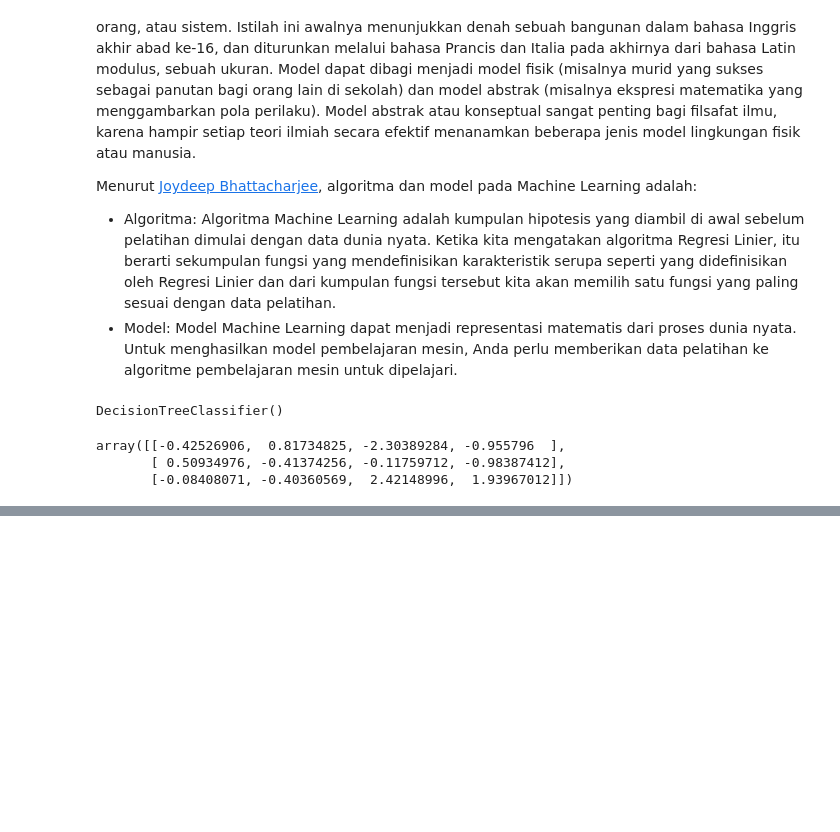
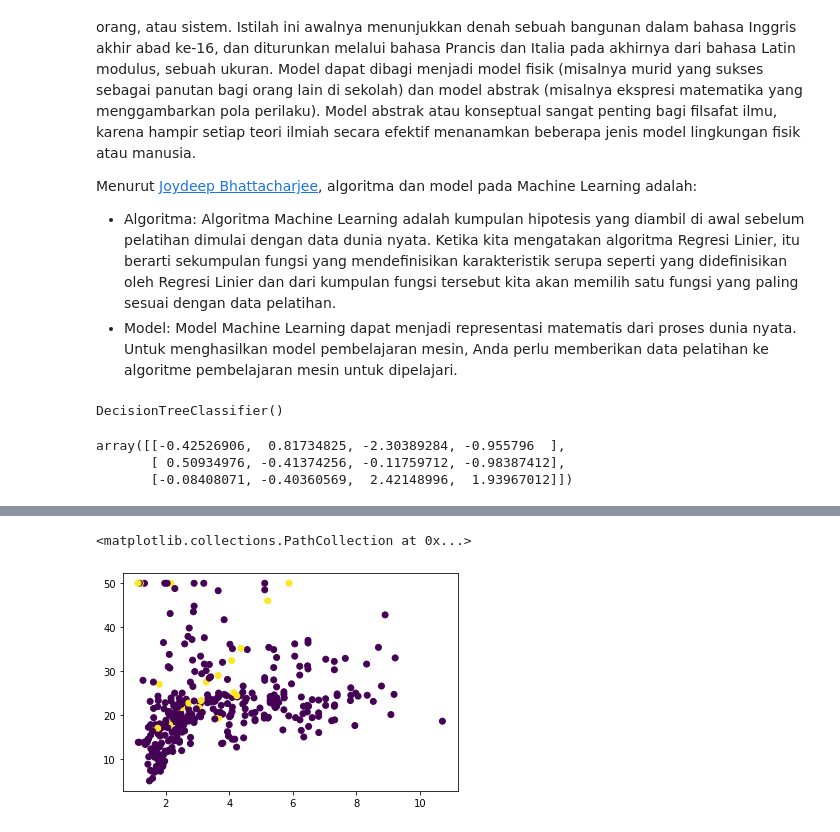
Before and after one commit to YogiAnggara129/ml-path, a Jupyter notebook: ml-intro.ipynb, the cells around one changed output, grey strips where cells are left out. Drawn from its saved outputs; the diff is of its cells as text; code cells hidden in the pictures; blank space fills up the shorter version.

```diff
--- a/ml-intro.ipynb
+++ b/ml-intro.ipynb
@@ -61,0 +177,5 @@ Dataset di atas merupakan data bunga iris
+# %%
+plt.scatter(df['dis'], df['medv'])
+# %% [output]
+<matplotlib.collections.PathCollection at 0x...>
+[figure, added]
```
Also changed, not shown: parts of 44 cells of this notebook.
